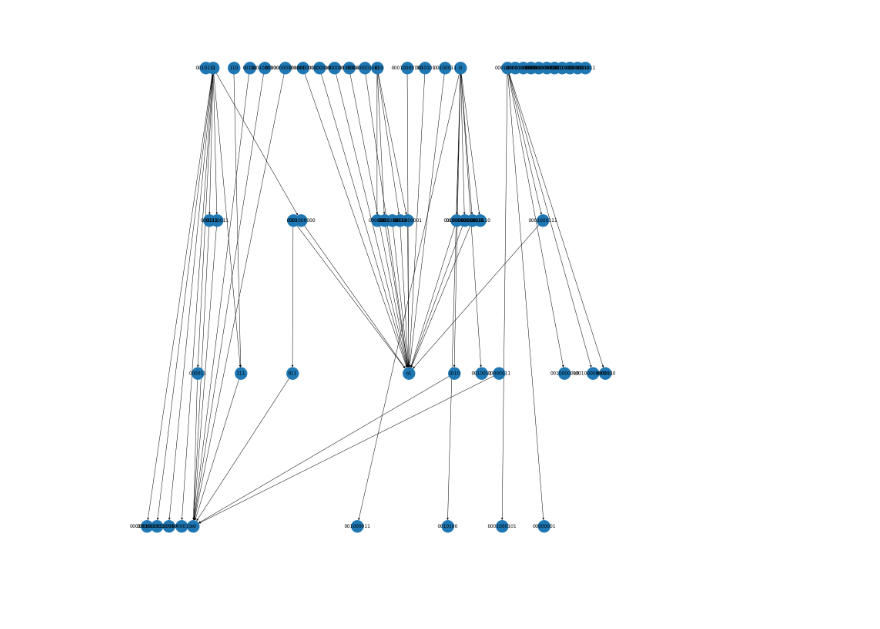
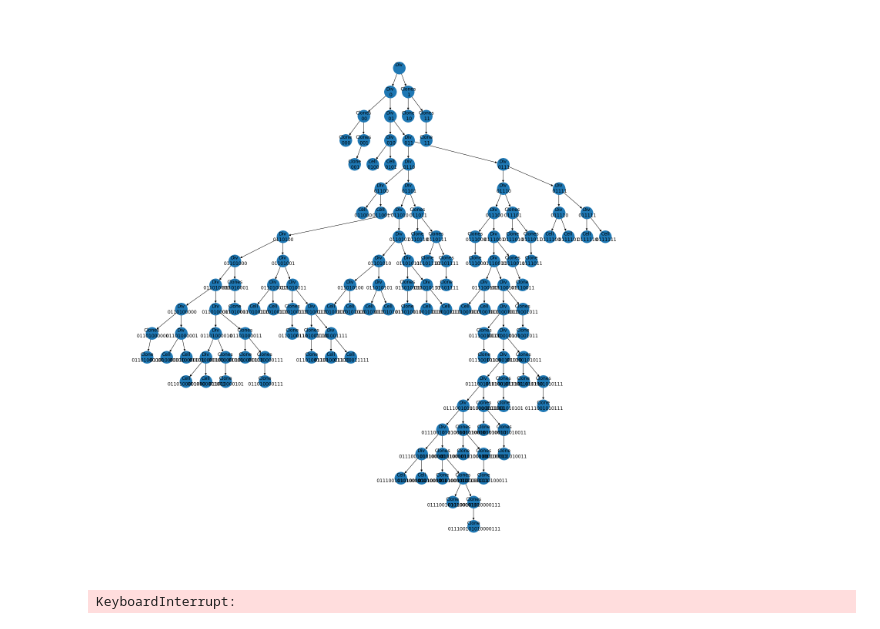
Before and after one commit to Remosy/MENNAG, a Jupyter notebook: src/grammar_tree_test.ipynb, the cells around one changed output. Saved outputs shown, nothing was run; the diff lists cells and outputs as text; code cells hidden in the pictures.

```diff
--- a/src/grammar_tree_test.ipynb
+++ b/src/grammar_tree_test.ipynb
@@ -1,8 +1,12 @@
 # %%
-from nodes import Root
+from nodes import Root, Div, Clones, Clone, Conn, Conns
 from visualizer.individualvisualizer import IndividualVisualizer
+from ea import EA
 import pdb
 #pdb.set_trace()
-r = Root()
-r.generate()
-nn = r.compile()
+ea = EA()
+ea.load_config('settings/bipedal_default.json')
+r1 = Root(ea.config)
+r1.generate()
+r2 = Root(ea.config)
+r2.generate()
@@ -25,4 +13,11 @@ v.draw_tree()
-# %%
-v.draw_nn()
-# %% [output]
-[figure, removed]
+# %%
+v1 = IndividualVisualizer(r1)
+v1.draw_tree()
+# %% [output]
+[figure, added]
+# %%
+for i in range(100):
+    r1.mutate()
+    r1.compile()
+# %% [output]
+KeyboardInterrupt:
```
Also changed, not shown: parts of 4 cells of this notebook, 3 other files.
